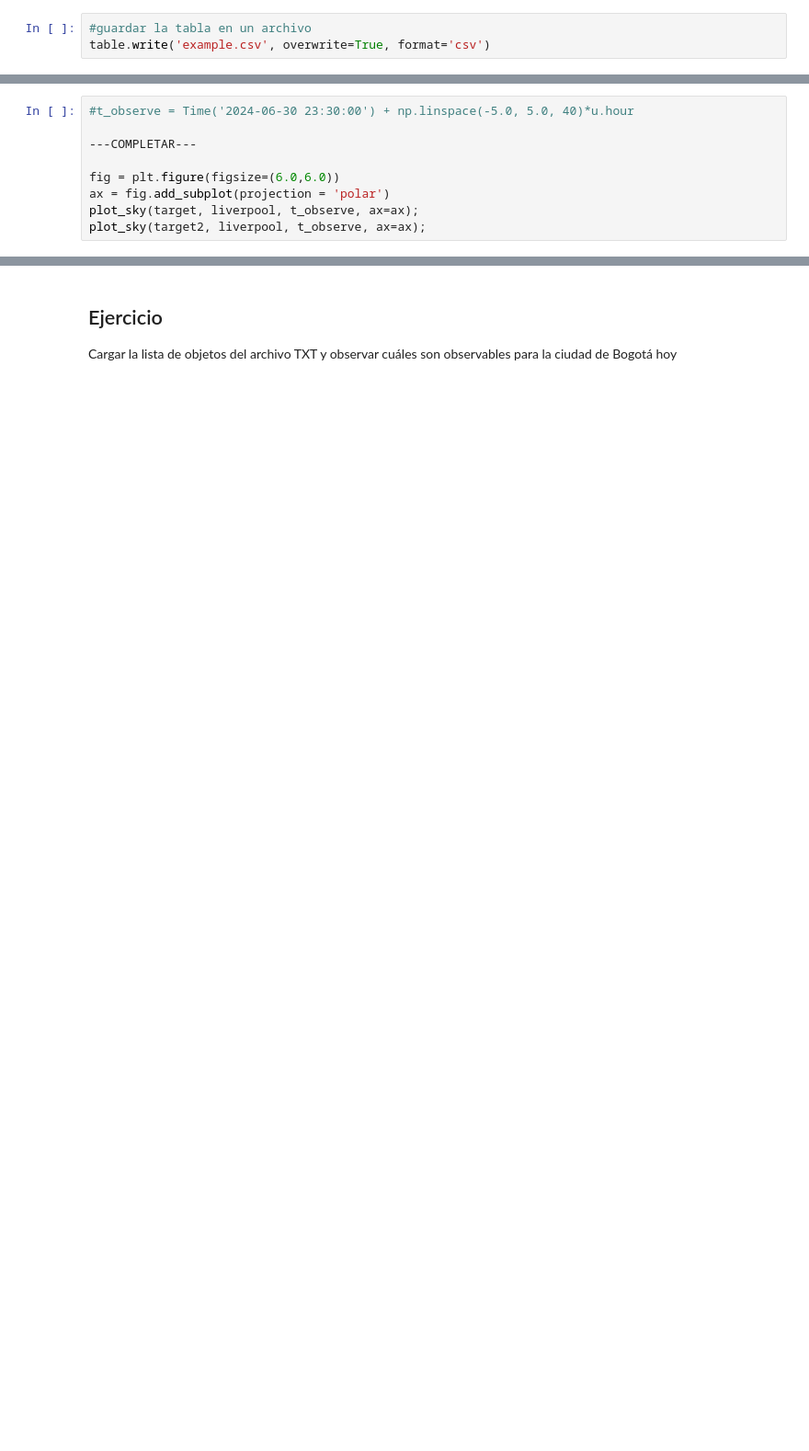
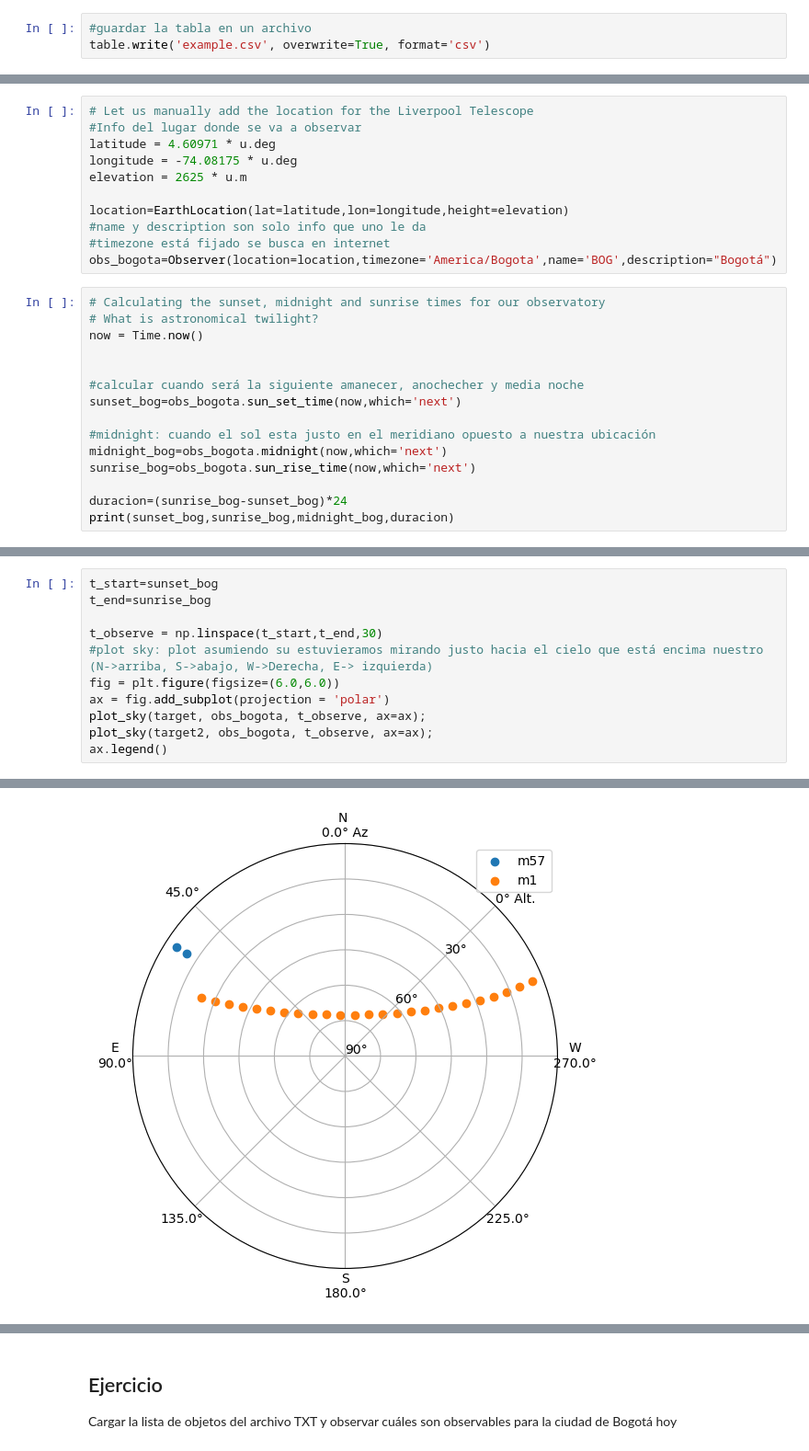
Before and after one commit to lsperezm/Astronomy, a Jupyter notebook: AstronomiaComputacional/Clase1/C1_Intro.ipynb, the cells around one changed output, grey strips where cells are left out. Shown at 92% size. Saved outputs shown, nothing was run; the diff lists cells and outputs as text; blank space fills up the shorter version.

```diff
--- a/AstronomiaComputacional/Clase1/C1_Intro.ipynb
+++ b/AstronomiaComputacional/Clase1/C1_Intro.ipynb
@@ -970,0 +982,26 @@ now = Time.now()
+# %%
+# Let us manually add the location for the Liverpool Telescope
+#Info del lugar donde se va a observar
+latitude = 4.60971 * u.deg
+longitude = -74.08175 * u.deg
+elevation = 2625 * u.m
+
+location=EarthLocation(lat=latitude,lon=longitude,height=elevation)
+#name y description son solo info que uno le da
+#timezone está fijado se busca en internet
+obs_bogota=Observer(location=location,timezone='America/Bogota',name='BOG',description="Bogotá")
+# %%
+# Calculating the sunset, midnight and sunrise times for our observatory
+# What is astronomical twilight?
+now = Time.now()
+
+
+#calcular cuando será la siguiente amanecer, anochecher y media noche
+sunset_bog=obs_bogota.sun_set_time(now,which='next')
+
+#midnight: cuando el sol esta justo en el meridiano opuesto a nuestra ubicación
+midnight_bog=obs_bogota.midnight(now,which='next')
+sunrise_bog=obs_bogota.sun_rise_time(now,which='next')
+
+duracion=(sunrise_bog-sunset_bog)*24
+print(sunset_bog,sunrise_bog,midnight_bog,duracion)
@@ -983,9 +1035,12 @@ target2.coord
 # %%
-#t_observe = Time('2024-06-30 23:30:00') + np.linspace(-5.0, 5.0, 40)*u.hour
+t_start=sunset_bog
+t_end=sunrise_bog
 
----COMPLETAR---
-
+t_observe = np.linspace(t_start,t_end,30)
+#plot sky: plot asumiendo su estuvieramos mirando justo hacia el cielo que está encima nuestro (N->arriba, S->abajo, W->Derecha, E-> izquierda)
 fig = plt.figure(figsize=(6.0,6.0))
 ax = fig.add_subplot(projection = 'polar')
-plot_sky(target, liverpool, t_observe, ax=ax);
-plot_sky(target2, liverpool, t_observe, ax=ax);
+plot_sky(target, obs_bogota, t_observe, ax=ax);
+plot_sky(target2, obs_bogota, t_observe, ax=ax);
+ax.legend()
+# %% [output]
@@ -991,0 +1048 @@ plot_sky(target2, liverpool, t_observe, ax=ax);
+[figure, added]
```
Also changed, not shown: parts of 27 cells of this notebook, 1 other file.
